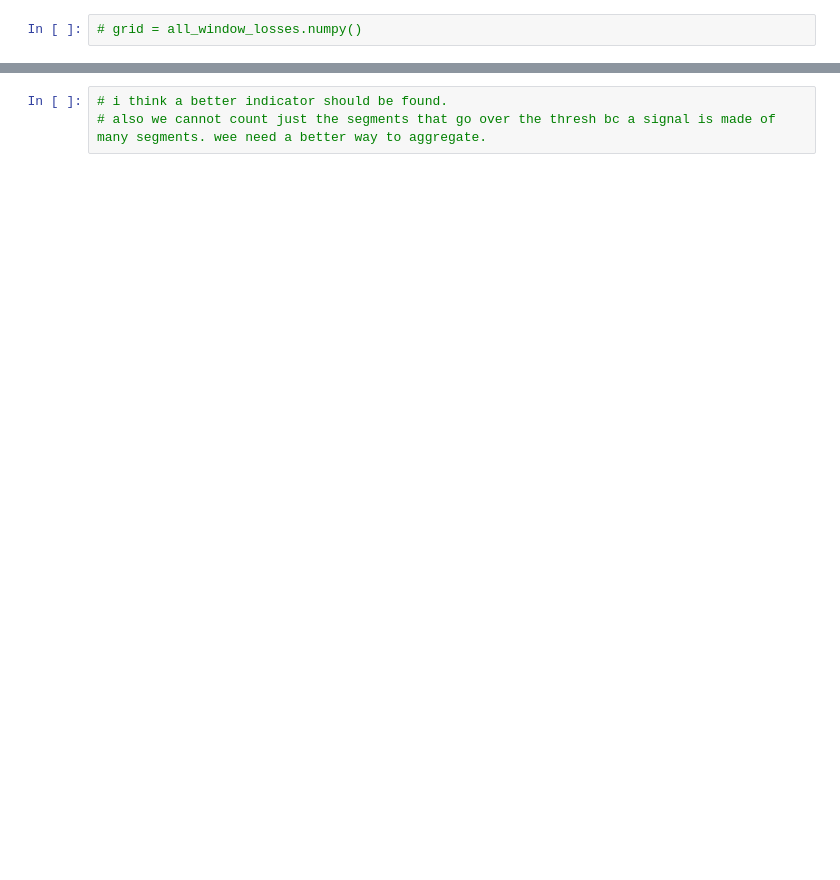
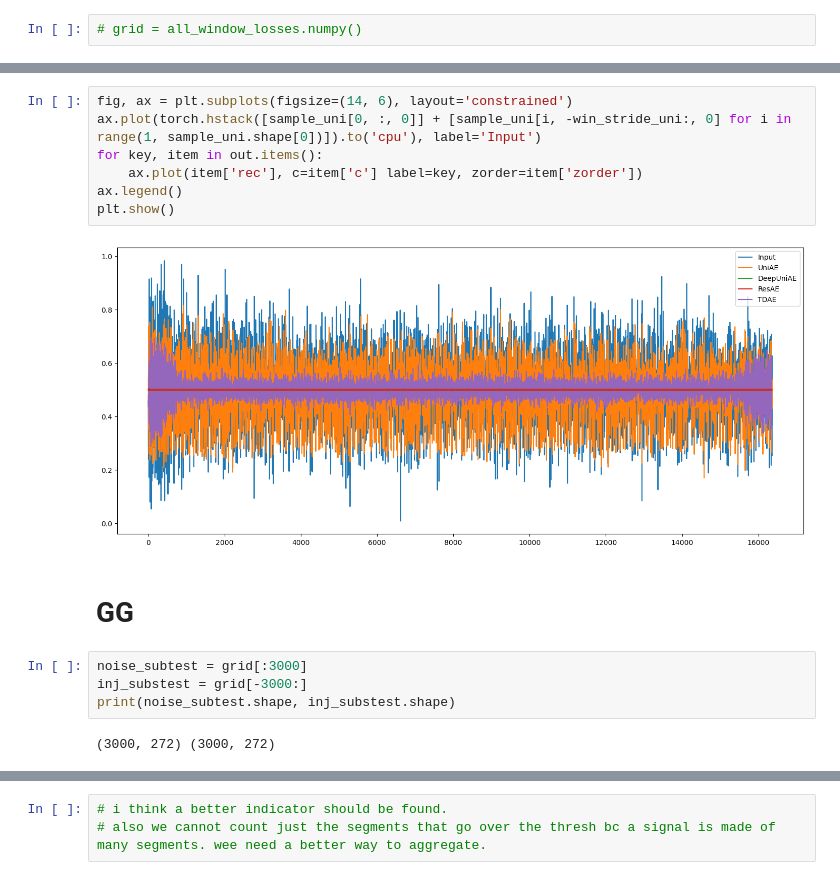
Before and after one commit to GioMai24/Autoencoder-for-GW-Detection, a Jupyter notebook: model_inspector.ipynb, the cells around one changed output, grey strips where cells are left out. Saved outputs shown, nothing was run; the diff lists cells and outputs as text; blank space fills up the shorter version.

```diff
--- a/model_inspector.ipynb
+++ b/model_inspector.ipynb
@@ -183,0 +265,17 @@ plt.show()
+# %%
+fig, ax = plt.subplots(figsize=(14, 6), layout='constrained')
+ax.plot(torch.hstack([sample_uni[0, :, 0]] + [sample_uni[i, -win_stride_uni:, 0] for i in range(1, sample_uni.shape[0])]).to('cpu'), label='Input')
+for key, item in out.items():
+    ax.plot(item['rec'], c=item['c'] label=key, zorder=item['zorder'])
+ax.legend()
+plt.show()
+# %% [output]
+[figure, added]
+# %% [markdown]
+# GG
+# %%
+noise_subtest = grid[:3000]
+inj_substest = grid[-3000:]
+print(noise_subtest.shape, inj_substest.shape)
+# %% [output]
+(3000, 272) (3000, 272)
```
Also changed, not shown: parts of 26 cells of this notebook, 2 other files.
